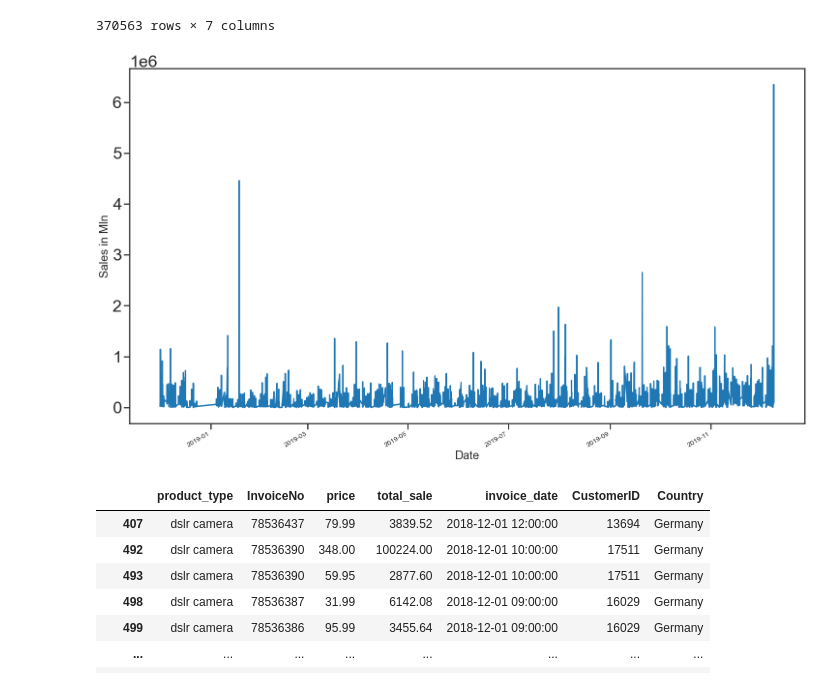
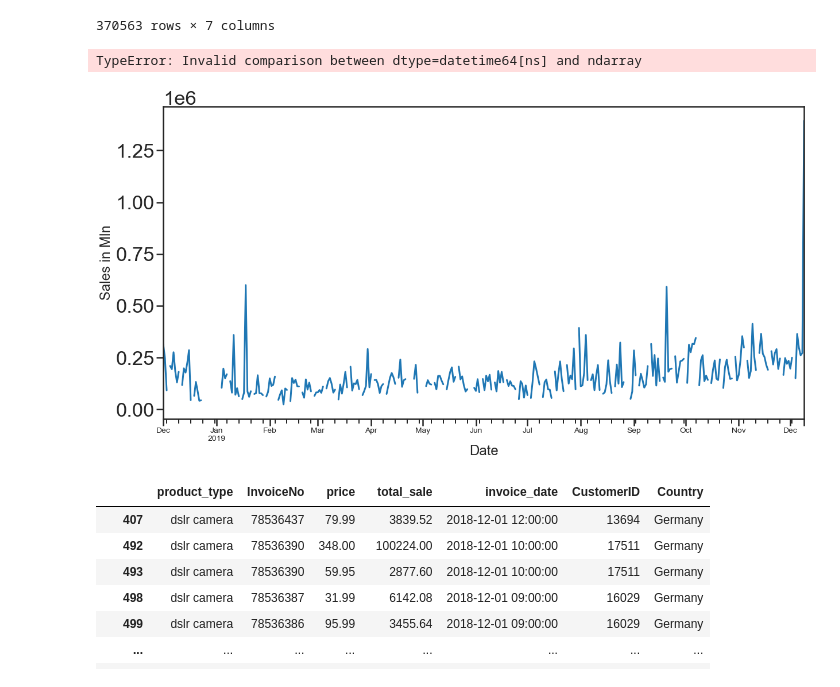
Before and after one commit to Jacopo-Spadon/E-Commerce, a Jupyter notebook: Ecom20tooDE.ipynb, the cells around one changed output. Saved outputs shown, nothing was run; the diff lists cells and outputs as text; code cells hidden in the pictures.

```diff
--- a/Ecom20tooDE.ipynb
+++ b/Ecom20tooDE.ipynb
@@ -208,16 +210,26 @@ df_domestic
+# %%
+Q1 = df_domestic2.quantile(0.25)
+Q3 = df_domestic2.quantile(0.75)
+IQR = Q3 - Q1
+
+df_quantile = df_domestic2[~((df_domestic2 < (Q1 - 1.5 * IQR)) | (df_domestic2 > (Q3 + 1.5 * IQR))).any(axis=1)]
+
+df_quantile
+# %% [output]
+TypeError: Invalid comparison between dtype=datetime64[ns] and ndarray
 # %%
 df_domestic = df_domestic.groupby(df_domestic['invoice_date'])['total_sale'].sum().reset_index()
 df_domestic = df_domestic.set_index('invoice_date')
 df_domestic.index = pd.to_datetime(df_domestic.index)
 
-y = df_domestic['total_sale']#.resample('M').mean()
+y = df_domestic['total_sale']#.resample('d').mean()
 
 
-y.plot(figsize=(25, 15))
+y.plot(figsize=(20, 10))
 plt.xlabel('Date')
 plt.ylabel('Sales in Mln');
 # %% [output]
-[figure, old version]
+[figure, new version]
 # %%
 # Top 10 Spender DF
 
```
Also changed, not shown: parts of 2 cells of this notebook.
